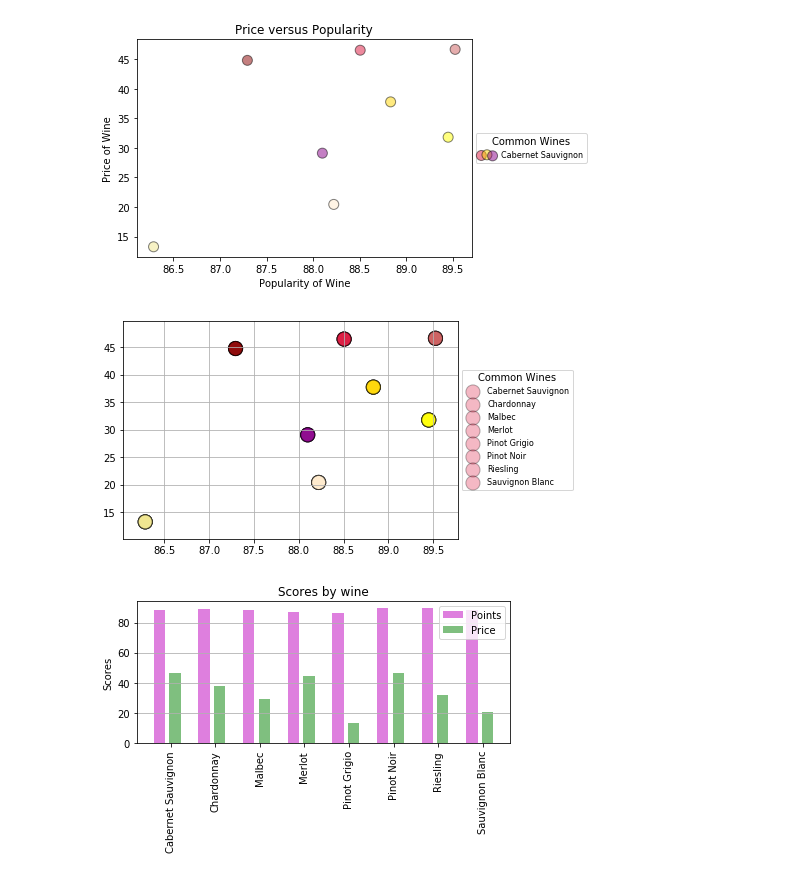
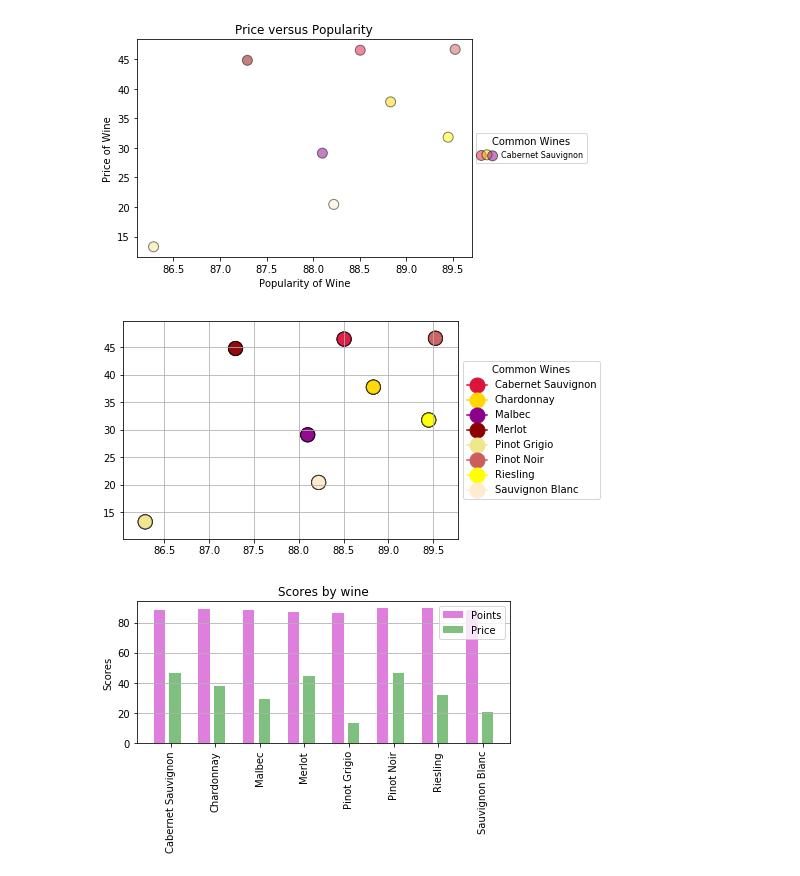
Before and after one commit to mcgeec91/Wine_Project, a Jupyter notebook: Anthony_Question5.ipynb, the cells around one changed output. Saved outputs shown, nothing was run; the diff lists cells and outputs as text; code cells hidden in the pictures.

```diff
--- a/Anthony_Question5.ipynb
+++ b/Anthony_Question5.ipynb
@@ -125,21 +125,32 @@ plt.show()
 # %% [output]
 [figure]
 # %%
+from matplotlib.lines import Line2D
 from numpy.random import rand
 fig, ax = plt.subplots()
 for color in ["crimson", "gold", "darkmagenta", "darkred", "khaki", "indianred", "yellow", "blanchedalmond"]:
 
     x, y = (merge_table ["points"], merge_table ["price"])
     scale = 200
     ax.scatter(x, y, c=colors, s=scale, label=labels,
                alpha=0.3, edgecolors= "k")
 
-ax.legend(title="Common Wines", labels=labels, fontsize=8, loc="center left", bbox_to_anchor=(1, 0.5))
+legend_elements = [Line2D([0], [0], marker="o",  color="crimson", label="Cabernet Sauvignon", markersize=15),
+                  Line2D([0], [0], marker="o", color="gold", label="Chardonnay", markersize=15),
+                  Line2D([0], [0], marker="o", color="darkmagenta", label="Malbec", markersize=15),
+                  Line2D([0], [0], marker="o", color="darkred", label="Merlot", markersize=15),
+                  Line2D([0], [0], marker="o", color="khaki", label="Pinot Grigio", markersize=15),
+                  Line2D([0], [0], marker="o", color="indianred", label="Pinot Noir", markersize=15),
+                  Line2D([0], [0], marker="o", color="yellow", label="Riesling", markersize=15),
+                  Line2D([0], [0], marker="o", color="blanchedalmond", label="Sauvignon Blanc", markersize=15)]
+
+ax.legend(title="Common Wines",handles=legend_elements, loc="center left", bbox_to_anchor=(1, 0.5))
+# ax.legend(title="Common Wines", labels=labels, fontsize=8, loc="center left", bbox_to_anchor=(1, 0.5))
 ax.grid(True)
 
 plt.show()
 # %% [output]
-[figure, old version]
+[figure, new version]
 # %%
 # data to plot
 n_groups = 8
```
